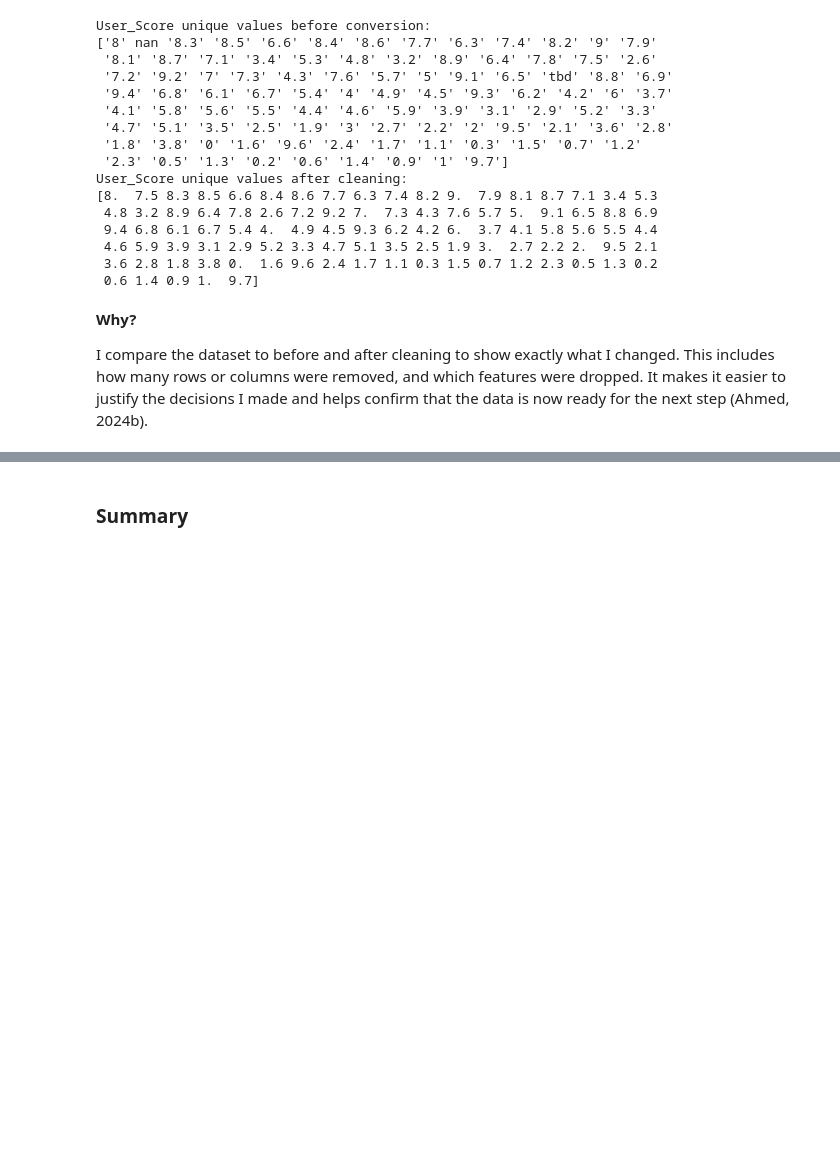
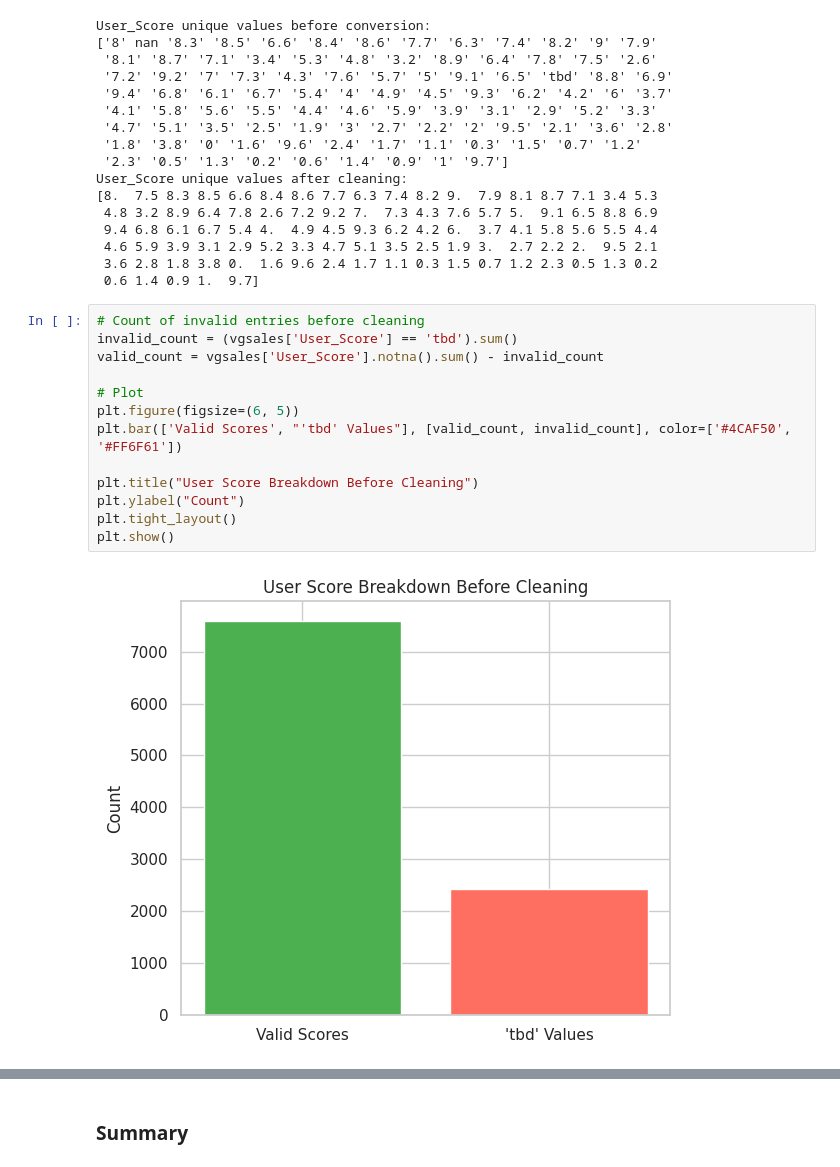
Before and after one commit to eleanorbucke21/ca1_DATA_VISUALISATION, a Jupyter notebook: DataVisualisationCA.ipynb, the cells around one changed output, grey strips where cells are left out. Saved outputs shown, nothing was run; the diff lists cells and outputs as text; blank space fills up the shorter version.

```diff
--- a/DataVisualisationCA.ipynb
+++ b/DataVisualisationCA.ipynb
@@ -675,7 +782,18 @@ User_Score unique values after cleaning:
  4.6 5.9 3.9 3.1 2.9 5.2 3.3 4.7 5.1 3.5 2.5 1.9 3.  2.7 2.2 2.  9.5 2.1
  3.6 2.8 1.8 3.8 0.  1.6 9.6 2.4 1.7 1.1 0.3 1.5 0.7 1.2 2.3 0.5 1.3 0.2
  0.6 1.4 0.9 1.  9.7]
-# %% [markdown]
-**Why?**
-
-I compare the dataset to before and after cleaning to show exactly what I changed. This includes how many rows or columns were removed, and which features were dropped. It makes it easier to justify the decisions I made and helps confirm that the data is now ready for the next step (Ahmed, 2024b).
+# %%
+# Count of invalid entries before cleaning
+invalid_count = (vgsales['User_Score'] == 'tbd').sum()
+valid_count = vgsales['User_Score'].notna().sum() - invalid_count
+
+# Plot
+plt.figure(figsize=(6, 5))
+plt.bar(['Valid Scores', "'tbd' Values"], [valid_count, invalid_count], color=['#4CAF50', '#FF6F61'])
+
+plt.title("User Score Breakdown Before Cleaning")
+plt.ylabel("Count")
+plt.tight_layout()
+plt.show()
+# %% [output]
+[figure, added]
```
Also changed, not shown: parts of 13 cells of this notebook.
